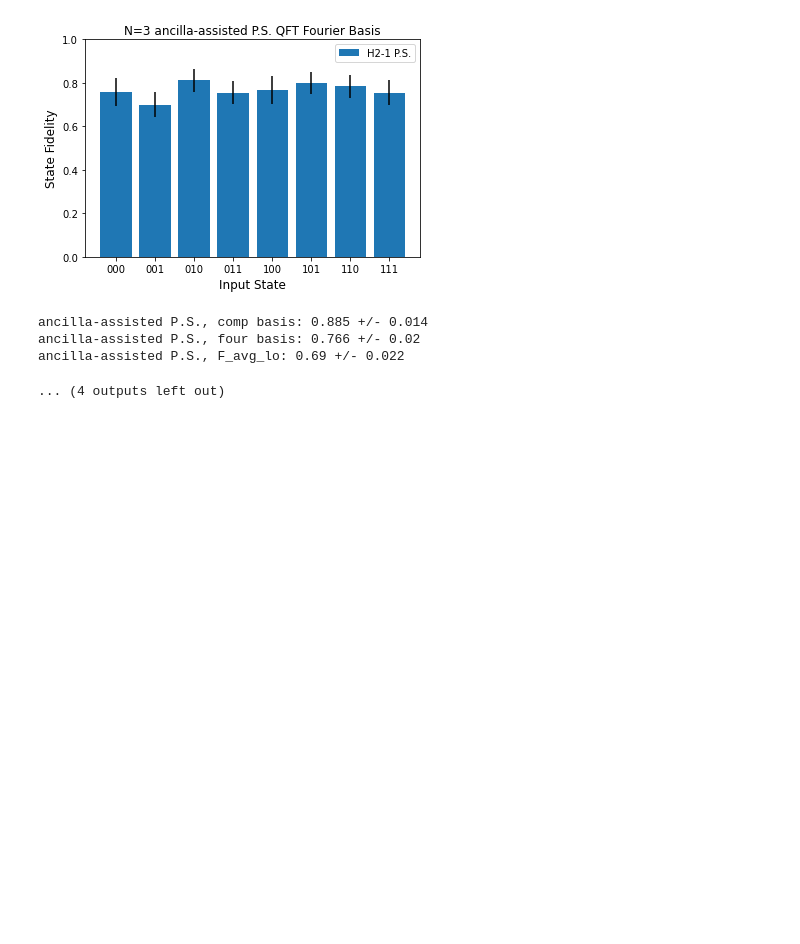
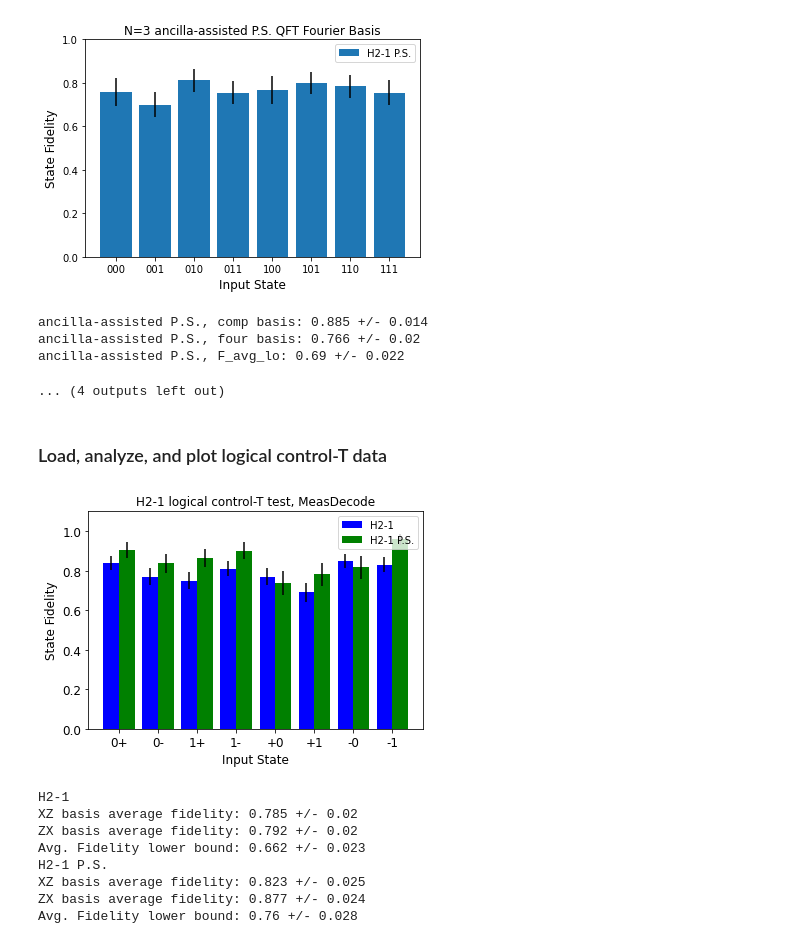
Before and after one commit to khmayer01/Logical-QFT-paper-data, a Jupyter notebook: analysis/Analyze data for paper.ipynb, the cells around one changed output. Saved outputs shown, nothing was run; the diff lists cells and outputs as text; code cells hidden in the pictures; blank space fills up the shorter version.

Commit message:
added control-T data analysis

```diff
--- a/analysis/Analyze data for paper.ipynb
+++ b/analysis/Analyze data for paper.ipynb
@@ -142,3 +143,22 @@ ancilla-assisted P.S., comp basis: 0.885 +/- 0.014
 ancilla-assisted P.S., four basis: 0.766 +/- 0.02
 ancilla-assisted P.S., F_avg_lo: 0.69 +/- 0.022
 ... (4 outputs left out)
+# %% [markdown]
+### Load, analyze, and plot logical control-T data
+# %%
+CT_results = load_data('control_T_data.json')
+
+CT_data = analyze_CT_results(CT_results)
+CT_data_ps = analyze_CT_results(CT_results, postselect=True)
+
+plot_CT_comparison_data(CT_data, CT_data_ps, machine=['H2-1', 'H2-1 P.S.'],save=False)
+# %% [output]
+[figure, added]
+H2-1
+XZ basis average fidelity: 0.785 +/- 0.02
+ZX basis average fidelity: 0.792 +/- 0.02
+Avg. Fidelity lower bound: 0.662 +/- 0.023
+H2-1 P.S.
+XZ basis average fidelity: 0.823 +/- 0.025
+ZX basis average fidelity: 0.877 +/- 0.024
+Avg. Fidelity lower bound: 0.76 +/- 0.028
```
Also changed, not shown: parts of 5 cells of this notebook, 1 other file.
